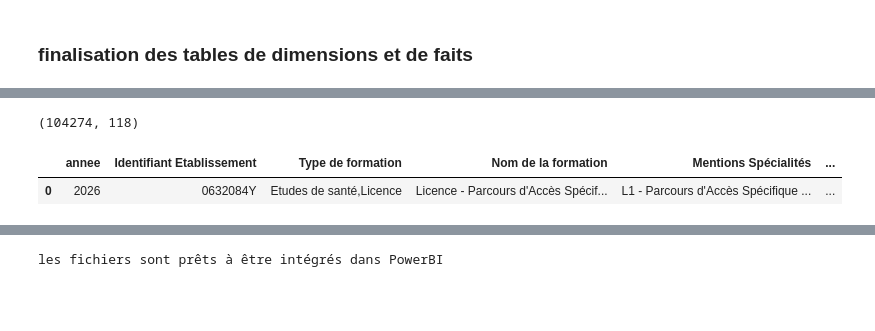
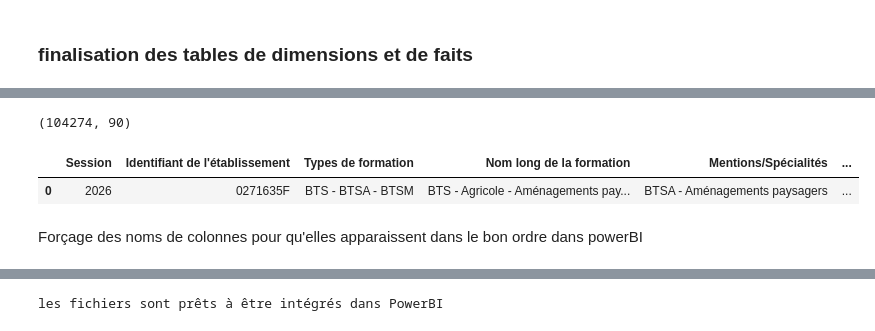
Before and after one commit to laura-lucchini/Analyse-Parcoursup, a Jupyter notebook: projet_parcoursup.ipynb, the cells around one changed output, grey strips where cells are left out. Saved outputs shown, nothing was run; the diff lists cells and outputs as text; code cells hidden in the pictures; blank space fills up the shorter version.

```diff
--- a/projet_parcoursup.ipynb
+++ b/projet_parcoursup.ipynb
@@ -18,11 +20,11 @@ import numpy as np
 # %%
 # configuration des options d'affichage
 
-#pd.set_option('display.max_columns', None)
+pd.set_option('display.max_columns', None)
 #pd.set_option('display.max_rows', None)
 
-pd.reset_option('display.max_columns')
-pd.reset_option('display.max_rows')
+#pd.reset_option('display.max_columns')
+#pd.reset_option('display.max_rows')
 # %% [markdown]
 ### Cartographie des formations Parcoursup (période 2020 à 2026)
 # %%
@@ -132,13 +120,13 @@ region_vide.head()
 # %%
-# gestion des valeurs manquantes, elles correspondent à des campus hors métropole
 
-carto['Région'] = carto["Région"].fillna("Campus hors métropole")
 
-carto['Département'] = carto["Département"].fillna("Campus hors métropole")
+#Suppression des colonnes sans intéret pour l'analyse
 
-#Suppression des colonnes composante_id_paysage	Internat, aut , etablissement_id_paysage
-
-col_a_supprimer = ["composante_id_paysage","Internat","aut","etablissement_id_paysage","Lien vers les données statistiques"]
+col_a_supprimer = ['etablissement_id_paysage',
+       'composante_id_paysage',
+       "Lien vers les données statistiques pour l'année antérieure",
+       'Internat'
+       ]
 
 carto = carto.drop(columns=col_a_supprimer)
 
@@ -148,2 +135,0 @@ carto.shape
-# %%
-carto["Rang du dernier candidat appelé"] = carto["Rang du dernier candidat appelé"].fillna(0)
@@ -213,0 +158,2 @@ dtype: object
+# %%
+carto["code_formation"] = carto["code_formation"].astype(int)
@@ -595,19 +610,24 @@ dtype: int64
 # %%
 # suppression de la colonne Académie dans la table voeux aprés rapatriement dans dim_etablissements
 
-voeux = voeux.drop(columns='Académie')
+voeux = voeux.drop(columns="Académie de l’établissement")
 
 voeux.shape
 # %% [output]
-(104274, 118)
+(104274, 90)
 # %%
-col_etablissements_supp = ['nom de l établissement',
-       'Type d établissement','Région',
-       'Département', 'Commune','Site internet de l établissement', 'etab_gps']
+col_etablissements_supp = ["Nom de l'établissement",
+ "Types d'établissement",'Région',
+ 'Département',
+ 'Commune',
+ "Site internet de l'établissement",
+ 'Localisation']
 
 dim_formations = carto.drop(columns=col_etablissements_supp)
 
 dim_formations.head(1)
 # %% [output]
-|  | annee | Identifiant Etablissement | Type de formation | Nom de la formation | Mentions Spécialités | ... |
-| 0 | 2026 | 0632084Y | Etudes de santé,Licence | Licence - Parcours d'Accès Spécif... | L1 - Parcours d'Accès Spécifique ... | ... |
+|  | Session | Identifiant de l'établissement | Types de formation | Nom long de la formation | Mentions/Spécialités | ... |
+| 0 | 2026 | 0271635F | BTS - BTSA - BTSM | BTS - Agricole - Aménagements pay... | BTSA - Aménagements paysagers | ... |
+# %% [markdown]
+Forçage des noms de colonnes pour qu'elles apparaissent dans le bon ordre dans powerBI
```
Also changed, not shown: parts of 47 cells of this notebook, 37 other files.
